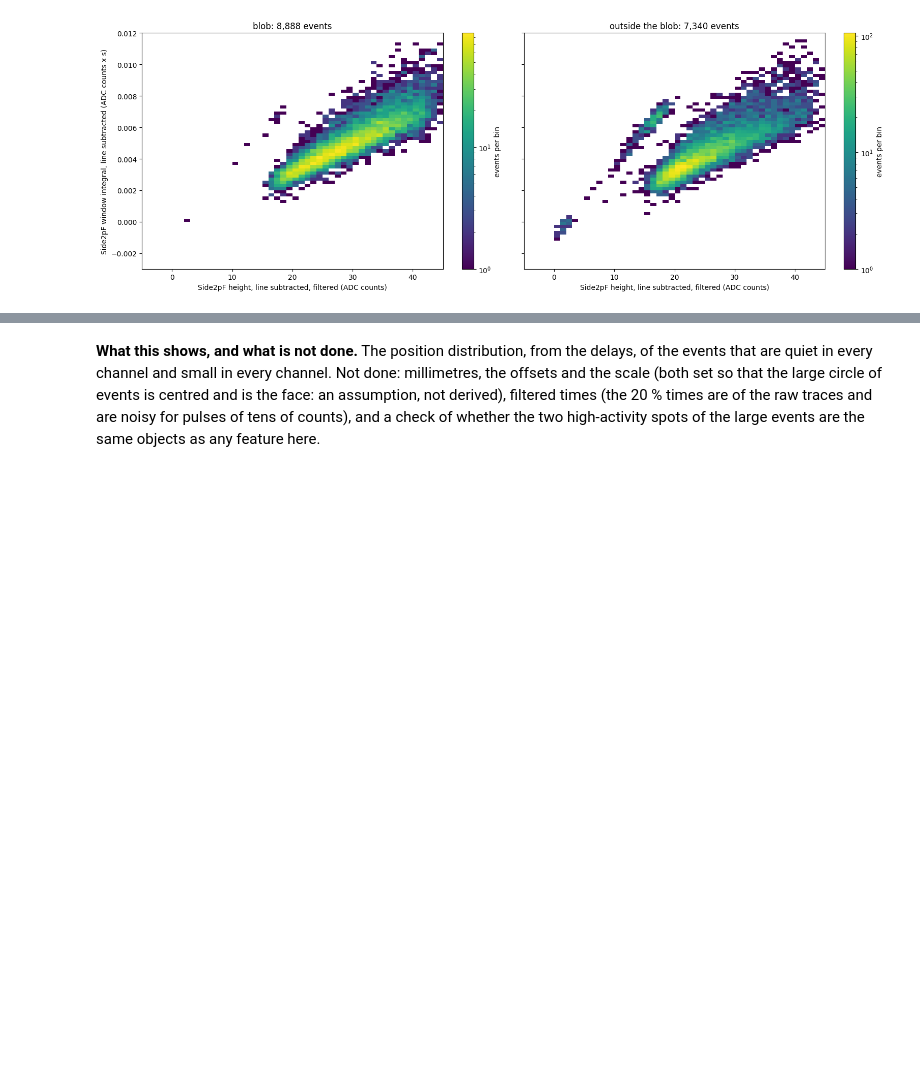
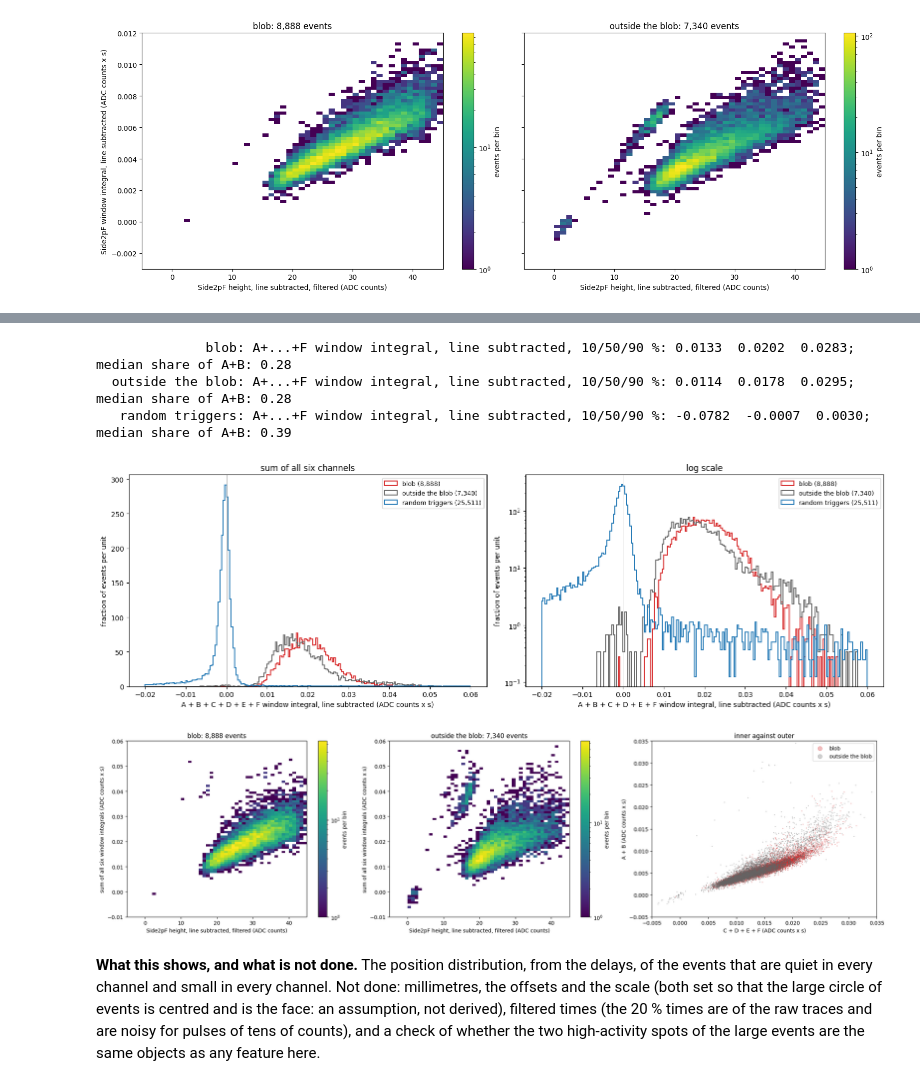
Before and after one commit to villano-lab/NSDF-Data, a Jupyter notebook: data_analysis/R76/notebooks/relcal/positions-small-quiet-82v.ipynb, the cells around one changed output, grey strips where cells are left out. Drawn from its saved outputs; the diff is of its cells as text; code cells hidden in the pictures; blank space fills up the shorter version.

```diff
--- a/data_analysis/R76/notebooks/relcal/positions-small-quiet-82v.ipynb
+++ b/data_analysis/R76/notebooks/relcal/positions-small-quiet-82v.ipynb
@@ -501,2 +546,47 @@ plt.show()
+# %%
+total_w = integral_wl.sum(axis=1)
+outer = integral_wl[:, [LETTERS.index("A"), LETTERS.index("B")]].sum(axis=1)
+for name, m in (("blob", blob), ("outside the blob", rest), ("random triggers", rand & keep)):
+    p = np.percentile(total_w[m], [10, 50, 90])
+    print(f"{name:>18}: A+...+F window integral, line subtracted, 10/50/90 %: " + "  ".join(f"{v:.4f}" for v in p)
+          + f";  median share of A+B: {np.median(outer[m] / np.where(total_w[m] != 0, total_w[m], np.nan)):.2f}")
+
+BINS_T = np.linspace(-0.02, 0.06, 201)
+fig, axes = plt.subplots(1, 2, figsize=(16, 5.2))
+for ax, log in zip(axes, (False, True)):
+    for m, c, lab in SETS:
+        ax.hist(total_w[m], bins=BINS_T, histtype="step", density=True, color=c, linewidth=1.4, label=lab)
+    ax.axvline(0, color="0.6", linewidth=0.6)
+    ax.set_xlabel("A + B + C + D + E + F window integral, line subtracted (ADC counts x s)")
+    ax.set_ylabel("fraction of events per unit")
+    if log:
+        ax.set_yscale("log")
+    ax.set_title("log scale" if log else "sum of all six channels")
+    ax.legend(fontsize=9)
+fig.tight_layout()
+plt.show()
+
+fig, axes = plt.subplots(1, 3, figsize=(21, 5.6))
+for ax, m, title in ((axes[0], blob, "blob"), (axes[1], rest, "outside the blob")):
+    h = ax.hist2d(height_fl[m, F], total_w[m], bins=[50, 80], range=[(-5, 45), (-0.01, 0.06)], cmap="viridis", norm=colors.LogNorm(), cmin=1)
+    ax.set_xlabel("Side2pF height, line subtracted, filtered (ADC counts)")
+    ax.set_ylabel("sum of all six window integrals (ADC counts x s)")
+    ax.set_title(f"{title}: {m.sum():,} events")
+    fig.colorbar(h[3], ax=ax, label="events per bin")
+for m, c, lab in ((blob, "C3", "blob"), (rest, "0.4", "outside the blob")):
+    axes[2].scatter(inner[m], outer[m], s=1, alpha=0.3, color=c, label=lab, rasterized=True)
+axes[2].set_xlim(-0.005, 0.035); axes[2].set_ylim(-0.005, 0.035)
+axes[2].set_xlabel("C + D + E + F (ADC counts x s)")
+axes[2].set_ylabel("A + B (ADC counts x s)")
+axes[2].set_title("inner against outer")
+axes[2].legend(markerscale=8)
+fig.tight_layout()
+plt.show()
+# %% [output]
+              blob: A+...+F window integral, line subtracted, 10/50/90 %: 0.0133  0.0202  0.0283;  median share of A+B: 0.28
+  outside the blob: A+...+F window integral, line subtracted, 10/50/90 %: 0.0114  0.0178  0.0295;  median share of A+B: 0.28
+   random triggers: A+...+F window integral, line subtracted, 10/50/90 %: -0.0782  -0.0007  0.0030;  median share of A+B: 0.39
+[figure, added]
+[figure, added]
 # %% [markdown]
 **What this shows, and what is not done.** The position distribution, from the delays, of the events that are quiet in every channel and small in every channel. Not done: millimetres, the offsets and the scale (both set so that the large circle of events is centred and is the face: an assumption, not derived), filtered times (the 20 % times are of the raw traces and are noisy for pulses of tens of counts), and a check of whether the two high-activity spots of the large events are the same objects as any feature here.
```
Also changed, not shown: parts of 3 cells of this notebook.
